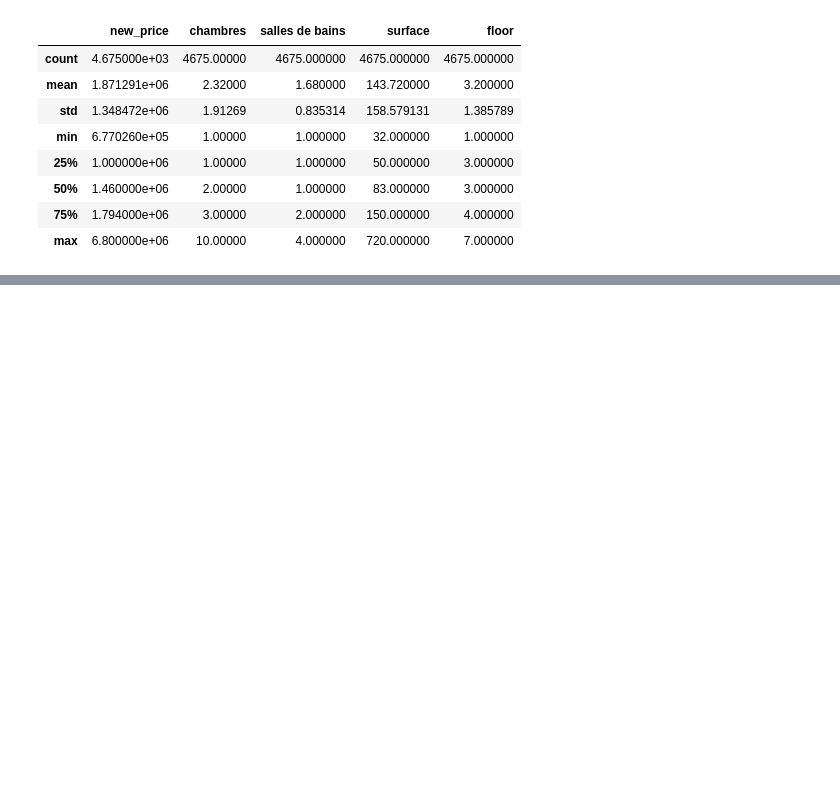
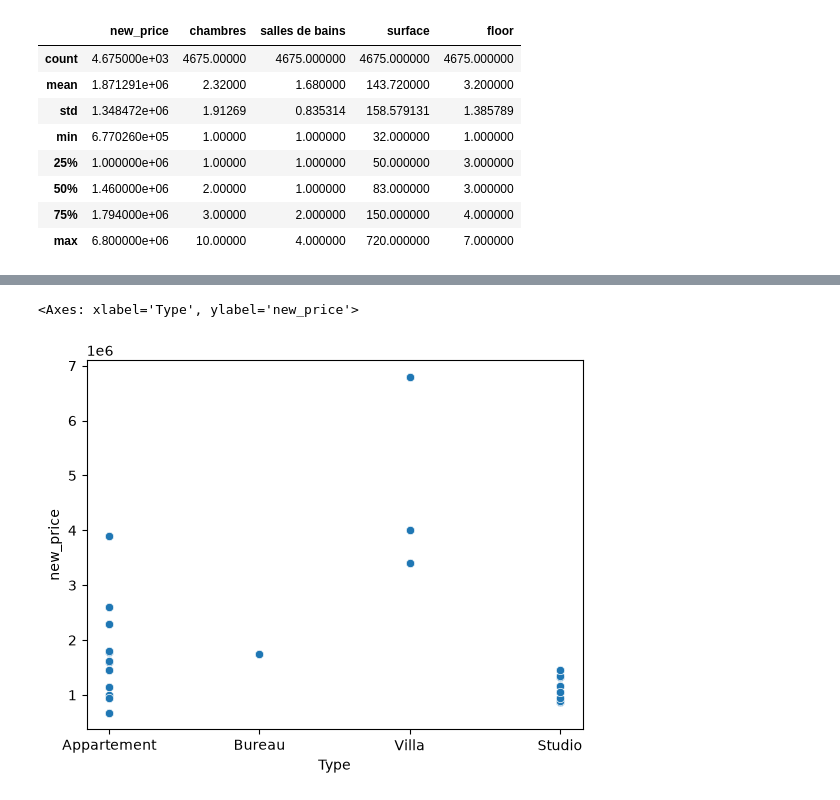
Before and after one commit to Emy-gold/prediction-model-for-morrocan-houses, a Jupyter notebook: house-predict-price.ipynb, the cells around one changed output, grey strips where cells are left out. Drawn from its saved outputs; the diff is of its cells as text; code cells hidden in the pictures; blank space fills up the shorter version.

```diff
--- a/house-predict-price.ipynb
+++ b/house-predict-price.ipynb
@@ -71,0 +84,6 @@ df.describe()
+# %%
+#Creating a scatter plot
+sns.scatterplot(x = 'Type', y = 'new_price', data = df)
+# %% [output]
+<Axes: xlabel='Type', ylabel='new_price'>
+[figure, added]
```
Also changed, not shown: parts of 4 cells of this notebook.
